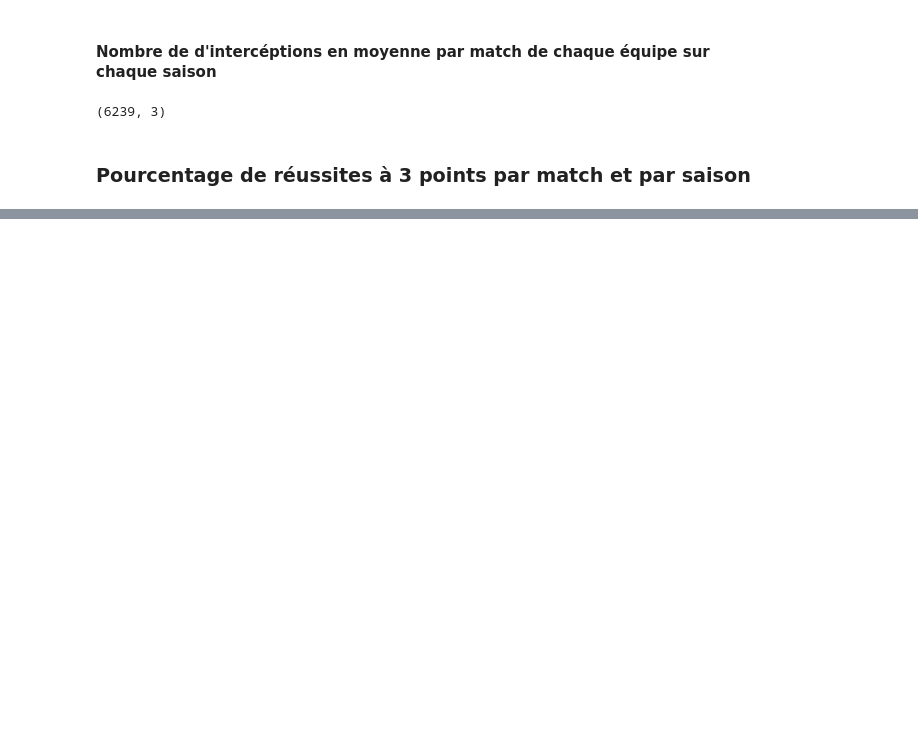
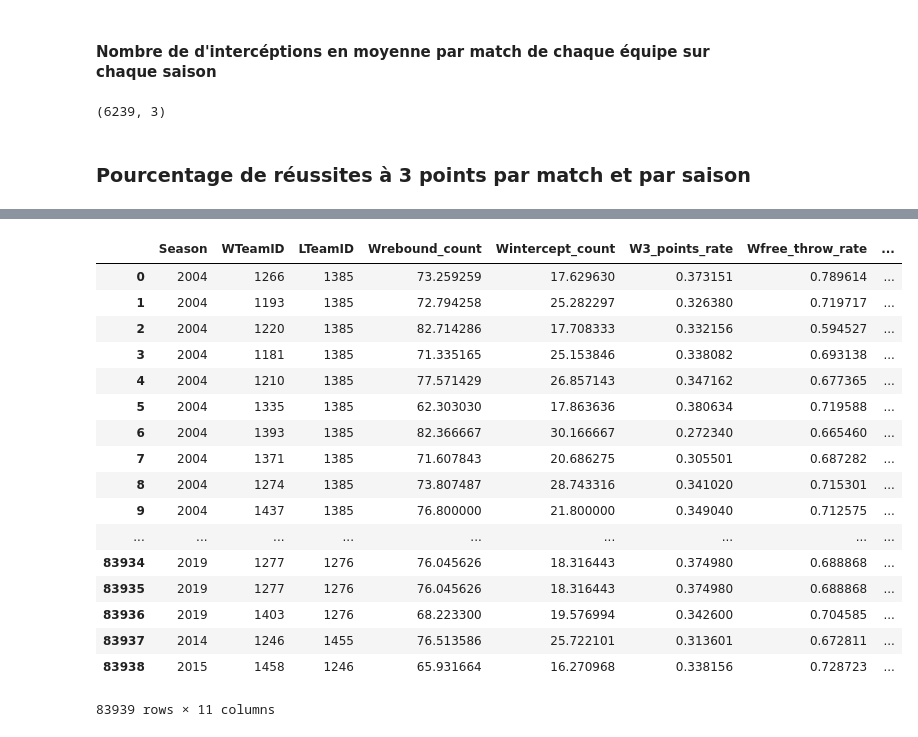
Before and after one commit to kospp/MarchMadness, a Jupyter notebook: dev_kostia.ipynb, the cells around one changed output, grey strips where cells are left out. Saved outputs shown, nothing was run; the diff lists cells and outputs as text; code cells hidden in the pictures; blank space fills up the shorter version.

```diff
--- a/dev_kostia.ipynb
+++ b/dev_kostia.ipynb
@@ -259,0 +354,19 @@ df_3_points_rate_metric
+# %%
+df_test = pd.DataFrame()
+offset = 5
+for season in df_metrics.Season.unique():
+    df_test_season = df_metrics.loc[(df_metrics.Season < season)& (df_metrics.Season >= season-offset)].groupby(by="TeamID").mean()
+    df_test_season["Season"] = season
+
+    df_test = pd.concat([df_test, df_test_season], join="outer")
+# %%
+def mean_year_offset_metric(df_metrics, offset):
+    df_offset = pd.DataFrame()
+    for season in df_metrics.Season.unique():
+        df_offset_season = df_metrics.loc[(df_metrics.Season < season)& (df_metrics.Season > season-offset)].groupby(by="TeamID").mean()
+        df_offset_season["Season"] = season
+        df_offset = pd.concat([df_offset, df_offset_season], join="outer")
+    return df_offset.reset_index()
+# %%
+df_offset = mean_year_offset_metric(df_metrics, offset)
+df_offset
@@ -259,0 +458,30 @@ df_3_points_rate_metric
+# %%
+df_feature = df_match_detailed[["Season", "WTeamID", "LTeamID"]]
+
+
+# df_win_metrics = df_offset.rename(columns={"TeamID":"WTeamID"})
+df_win_metrics = df_offset.rename(columns={metric:"W{}".format(metric) for metric in df_offset.columns[:-1]})
+df_lose_metrics = df_offset.rename(columns={metric:"L{}".format(metric) for metric in df_offset.columns[:-1]})
+df_tmp = pd.merge(left=df_feature, right=df_win_metrics, how='left', on=['Season', 'WTeamID'])
+df_matches = pd.merge(left=df_tmp, right=df_lose_metrics, on=['Season', 'LTeamID'])
+# %%
+df_matches
+# %% [output]
+|  | Season | WTeamID | LTeamID | Wrebound_count | Wintercept_count | W3_points_rate | Wfree_throw_rate | ... |
+| 0 | 2004 | 1266 | 1385 | 73.259259 | 17.629630 | 0.373151 | 0.789614 | ... |
+| 1 | 2004 | 1193 | 1385 | 72.794258 | 25.282297 | 0.326380 | 0.719717 | ... |
+| 2 | 2004 | 1220 | 1385 | 82.714286 | 17.708333 | 0.332156 | 0.594527 | ... |
+| 3 | 2004 | 1181 | 1385 | 71.335165 | 25.153846 | 0.338082 | 0.693138 | ... |
+| 4 | 2004 | 1210 | 1385 | 77.571429 | 26.857143 | 0.347162 | 0.677365 | ... |
+| 5 | 2004 | 1335 | 1385 | 62.303030 | 17.863636 | 0.380634 | 0.719588 | ... |
+| 6 | 2004 | 1393 | 1385 | 82.366667 | 30.166667 | 0.272340 | 0.665460 | ... |
+| 7 | 2004 | 1371 | 1385 | 71.607843 | 20.686275 | 0.305501 | 0.687282 | ... |
+| 8 | 2004 | 1274 | 1385 | 73.807487 | 28.743316 | 0.341020 | 0.715301 | ... |
+| 9 | 2004 | 1437 | 1385 | 76.800000 | 21.800000 | 0.349040 | 0.712575 | ... |
+| ... | ... | ... | ... | ... | ... | ... | ... | ... |
+| 83934 | 2019 | 1277 | 1276 | 76.045626 | 18.316443 | 0.374980 | 0.688868 | ... |
+| 83935 | 2019 | 1277 | 1276 | 76.045626 | 18.316443 | 0.374980 | 0.688868 | ... |
+| 83936 | 2019 | 1403 | 1276 | 68.223300 | 19.576994 | 0.342600 | 0.704585 | ... |
+| 83937 | 2014 | 1246 | 1455 | 76.513586 | 25.722101 | 0.313601 | 0.672811 | ... |
+| 83938 | 2015 | 1458 | 1246 | 65.931664 | 16.270968 | 0.338156 | 0.728723 | ... |
+83939 rows × 11 columns
```
Also changed, not shown: parts of 22 cells of this notebook.
